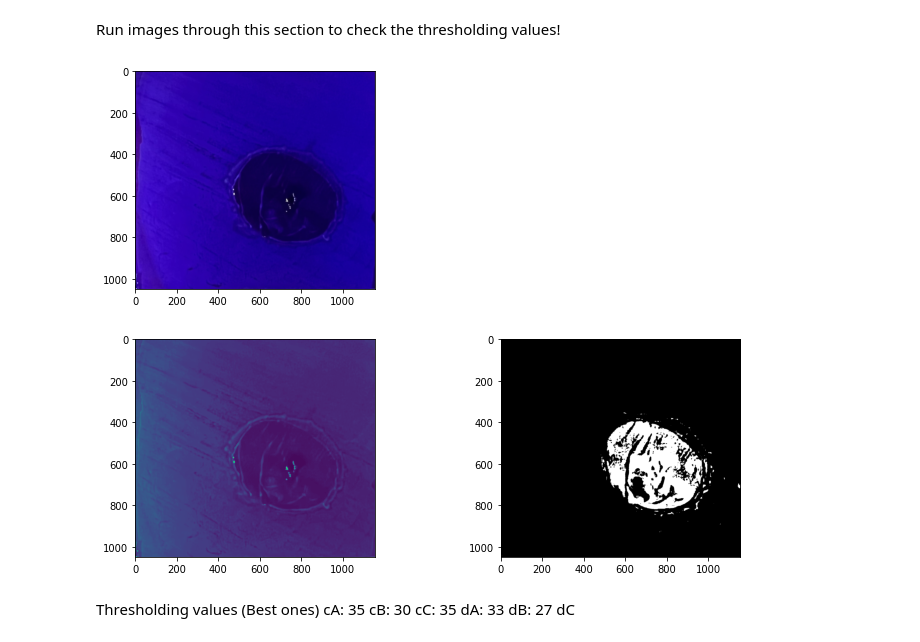
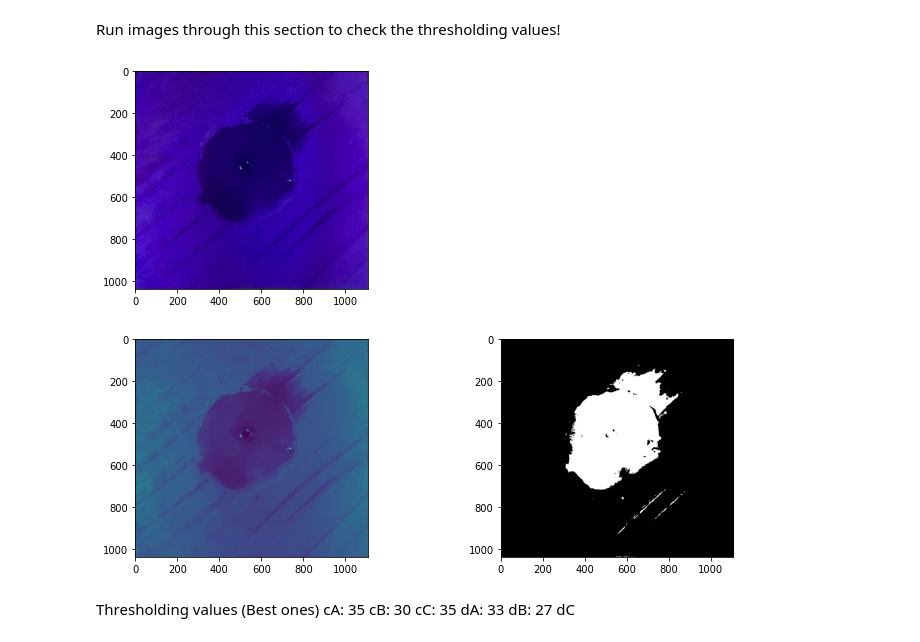
Before and after one commit to lmkelly16/BYU-REU-2022, a Jupyter notebook: all_the_loops.ipynb, the cells around one changed output. Cells and saved outputs as stored; diff of their text form; code cells hidden in the pictures.

```diff
--- a/all_the_loops.ipynb
+++ b/all_the_loops.ipynb
@@ -347,19 +347,19 @@ plt.legend(["Controls", "Treated"]);
 Run images through this section to check the thresholding values!
 # %%
 # Load the phase contrast image.
-im = skimage.io.imread(img_list_dC[7])
+im = skimage.io.imread(img_list_cC[1])
 
 # see how good the contrast is
 cim = im[:,:,0]
 
 # look at it
 plt.imshow(im);
 # %% [output]
-[figure, old version]
+[figure, new version]
 # %%
 ''' Thresholding '''
 # Threshold value, as obtained by eye
-im_thresh = 16
+im_thresh = 33
 
 # Generate thresholded image
 im_bw = cim < im_thresh
@@ -369,7 +369,7 @@ fig, ax = plt.subplots(1, 2, figsize=(12,4))
 ax[0].imshow(cim)
 ax[1].imshow(im_bw, cmap=plt.cm.gray);
 # %% [output]
-[figure, old version]
+[figure, new version]
 # %% [markdown]
 Thresholding values (Best ones)
 cA: 35
```
